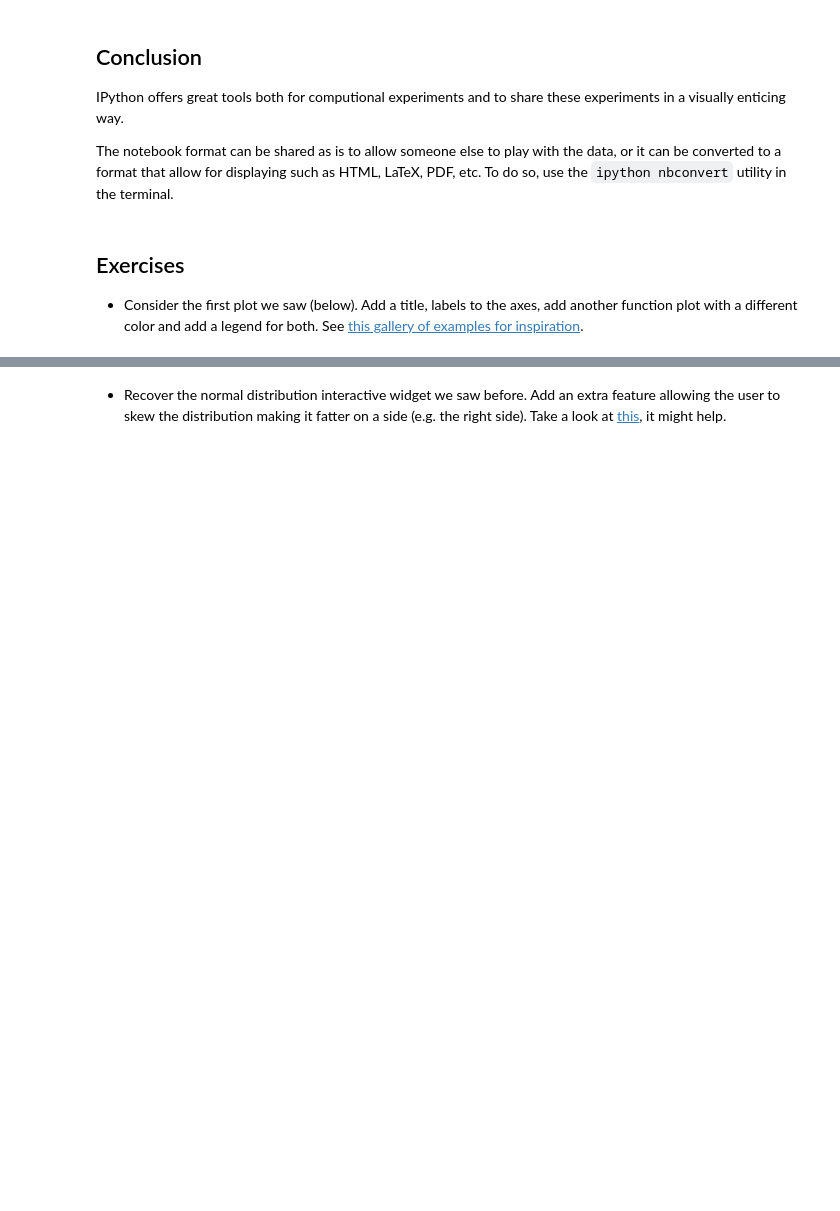
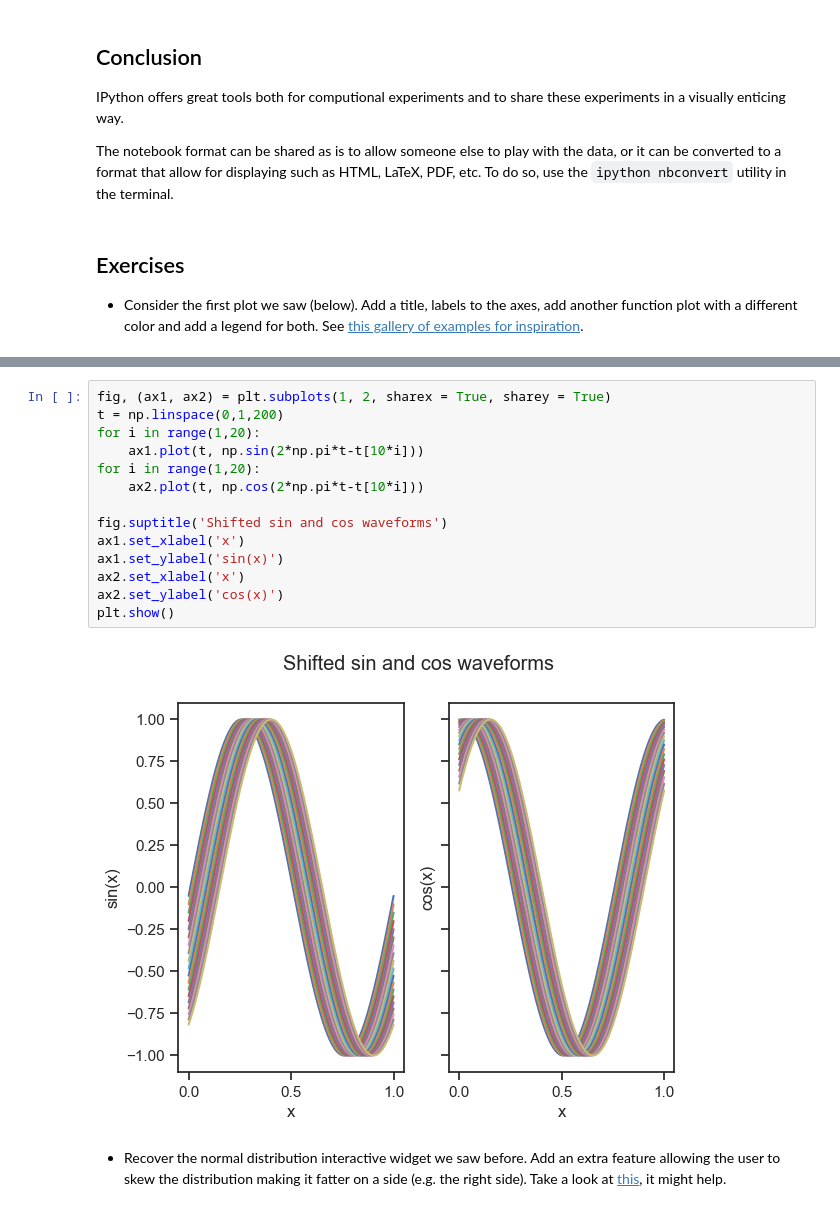
Before and after one commit to dbrantsc-8/Ada_2025, a Jupyter notebook: Exercises/00 - Intro to Tools/Intro to Jupyter Notebooks.ipynb, the cells around one changed output, grey strips where cells are left out. Saved outputs shown, nothing was run; the diff lists cells and outputs as text; blank space fills up the shorter version.

```diff
--- a/Exercises/00 - Intro to Tools/Intro to Jupyter Notebooks.ipynb
+++ b/Exercises/00 - Intro to Tools/Intro to Jupyter Notebooks.ipynb
@@ -366,3 +502,19 @@ for i in range(1,20):
+# %%
+fig, (ax1, ax2) = plt.subplots(1, 2, sharex = True, sharey = True)
+t = np.linspace(0,1,200)
+for i in range(1,20):
+    ax1.plot(t, np.sin(2*np.pi*t-t[10*i]))
+for i in range(1,20):
+    ax2.plot(t, np.cos(2*np.pi*t-t[10*i]))
+
+fig.suptitle('Shifted sin and cos waveforms')
+ax1.set_xlabel('x')
+ax1.set_ylabel('sin(x)')
+ax2.set_xlabel('x')
+ax2.set_ylabel('cos(x)')
+plt.show()
+# %% [output]
+[figure, added]
 # %% [markdown]
 * Recover the normal distribution interactive widget we saw before. Add an extra feature allowing the user to skew the distribution making it fatter on a side (e.g. the right side). Take a look at [this](https://docs.scipy.org/doc/scipy/reference/generated/scipy.stats.skewnorm.html), it might help.
 # %%
```
Also changed, not shown: parts of 29 cells of this notebook.
